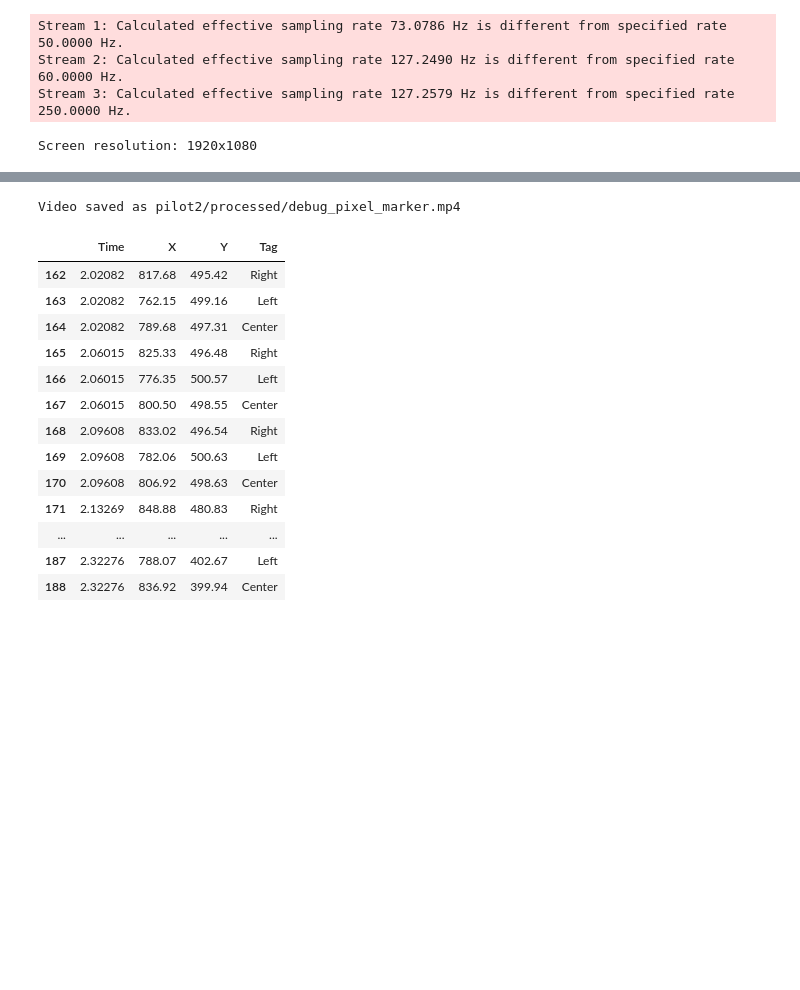
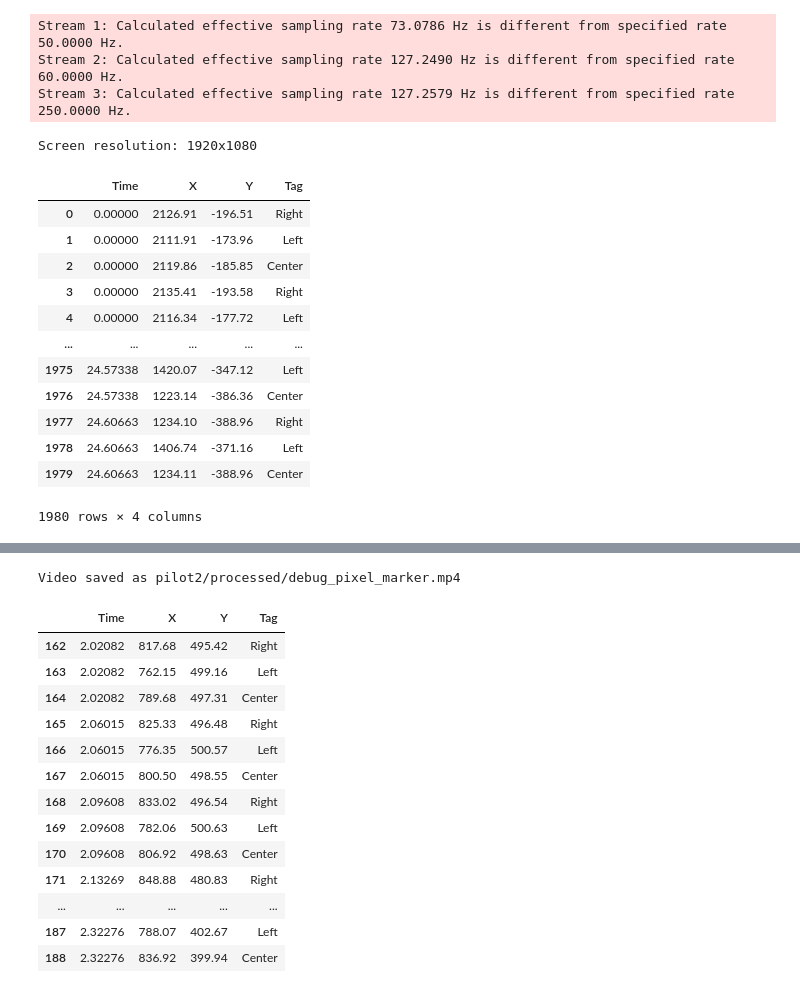
Before and after one commit to Catonpancake/sdphysiology, a Jupyter notebook: videoeyetracking.ipynb, the cells around one changed output, grey strips where cells are left out. Drawn from its saved outputs; the diff is of its cells as text; code cells hidden in the pictures; blank space fills up the shorter version.

```diff
--- a/videoeyetracking.ipynb
+++ b/videoeyetracking.ipynb
@@ -1231,3 +1236,19 @@ cap.release()
 out.release()
 # %% [output]
 Screen resolution: 1920x1080
+# %%
+preprocessed_df
+# %% [output]
+|  | Time | X | Y | Tag |
+| 0 | 0.00000 | 2126.91 | -196.51 | Right |
+| 1 | 0.00000 | 2111.91 | -173.96 | Left |
+| 2 | 0.00000 | 2119.86 | -185.85 | Center |
+| 3 | 0.00000 | 2135.41 | -193.58 | Right |
+| 4 | 0.00000 | 2116.34 | -177.72 | Left |
+| ... | ... | ... | ... | ... |
+| 1975 | 24.57338 | 1420.07 | -347.12 | Left |
+| 1976 | 24.57338 | 1223.14 | -386.36 | Center |
+| 1977 | 24.60663 | 1234.10 | -388.96 | Right |
+| 1978 | 24.60663 | 1406.74 | -371.16 | Left |
+| 1979 | 24.60663 | 1234.11 | -388.96 | Center |
+1980 rows × 4 columns
```
Also changed, not shown: parts of 10 cells of this notebook.
